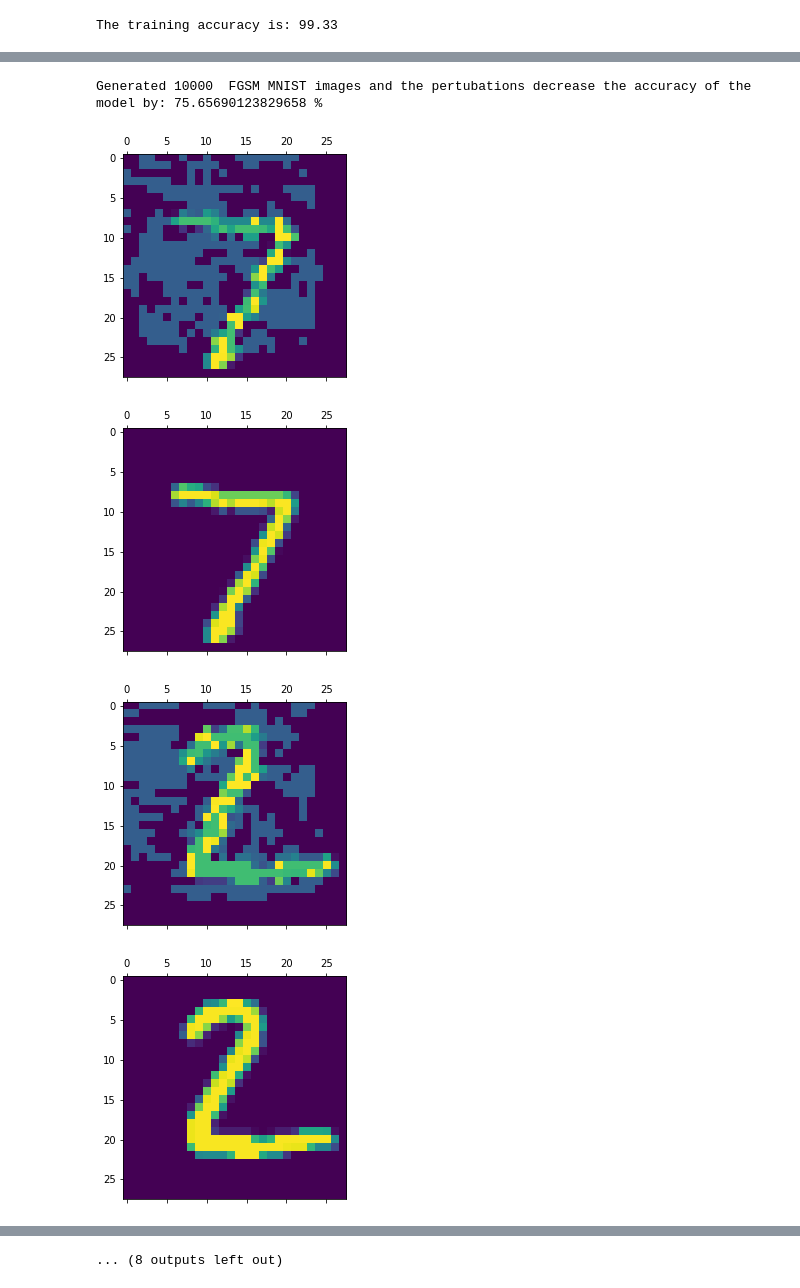
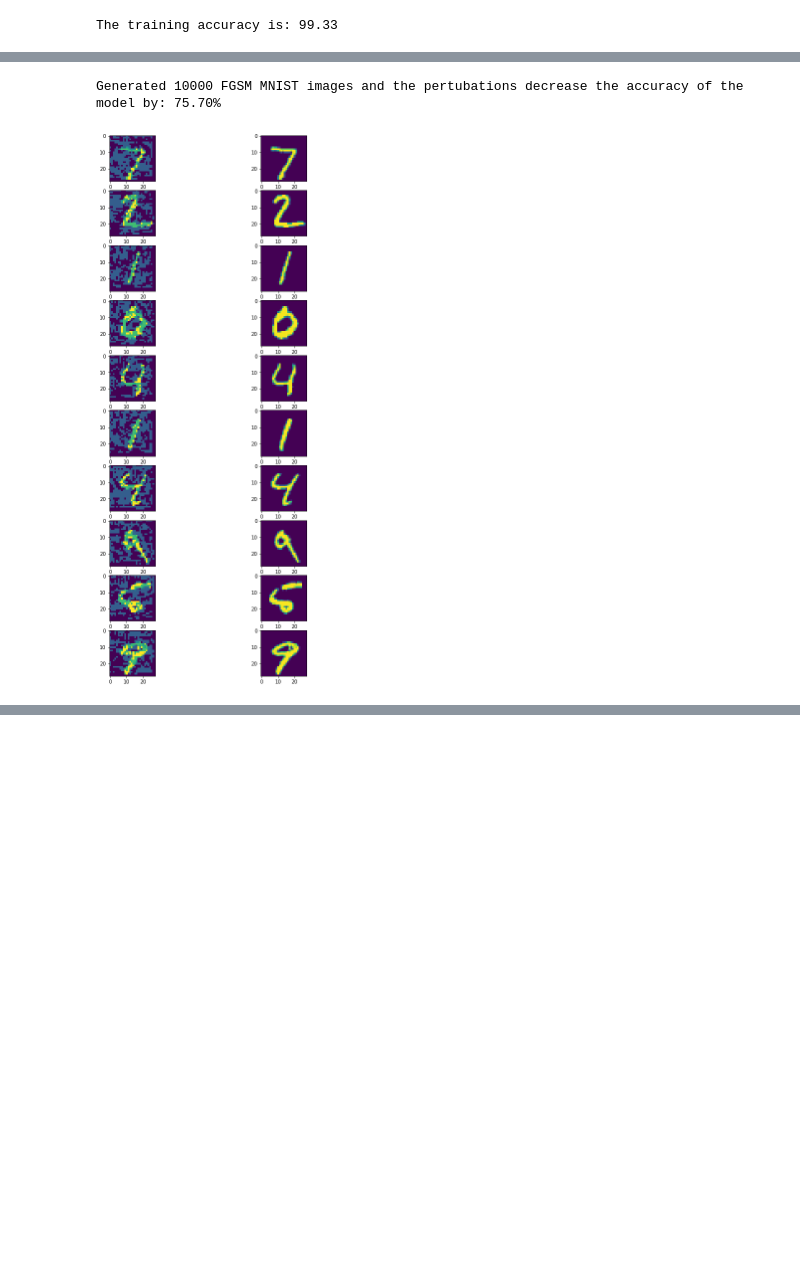
Before and after one commit to soumya-ranjan-sahoo/MLCyberSecurity, a Jupyter notebook: Cleverhans_FGSM(updated).ipynb, the cells around one changed output, grey strips where cells are left out. Drawn from its saved outputs; the diff is of its cells as text; code cells hidden in the pictures; blank space fills up the shorter version.

Commit message:
minor changes
I have rearranged pictures showing adversarial examples and also ran ElasticNet Attack on whole test set.

```diff
--- a/Cleverhans_FGSM(updated).ipynb
+++ b/Cleverhans_FGSM(updated).ipynb
@@ -79,21 +90,23 @@ After attack, the accuracy is: 24.18
 # %%
 dec_acc = ((acc - adv_acc)/acc)*100
-print("Generated {} ".format(len(adv_x)),
-   "FGSM MNIST images and the pertubations decrease the accuracy of the model by: {}".format(dec_acc),"%")
+print("Generated {} FGSM MNIST images and the pertubations decrease the accuracy of the model by: {:.2f}%"\
+      .format(len(adv_x), dec_acc))
 # %% [output]
-Generated 10000  FGSM MNIST images and the pertubations decrease the accuracy of the model by: 75.65690123829658 %
+Generated 10000 FGSM MNIST images and the pertubations decrease the accuracy of the model by: 75.70%
 # %%
 # comapring the first 10 original and generated images
 columns = 1
 rows = 10
-for i in range(1, columns*rows +1):
+
+fig,ax = plt.subplots(nrows=rows,ncols=columns*2,figsize=(10,20))
+
+for i in range(columns*rows):
     #fig.add_subplot(rows, columns, i)
-    plt.matshow(adv_x[i-1][0])
+#     plt.matshow(adv_x[i-1][0])
+    ax[i][0].imshow(adv_x[i][0])
    # fig.add_subplot(rows, columns, i)
-    plt.matshow(x_test[i-1][0])
+#     plt.matshow(x_test[i-1][0])
+    ax[i][1].imshow(x_test[i][0])
 plt.show()
 # %% [output]
-[figure, old version]
+[figure, new version]
-[figure, removed]
-[figure, removed]
-[figure, removed]
@@ -108 +112,0 @@ plt.show()
-... (8 outputs left out)
```
Also changed, not shown: parts of 7 cells of this notebook.
